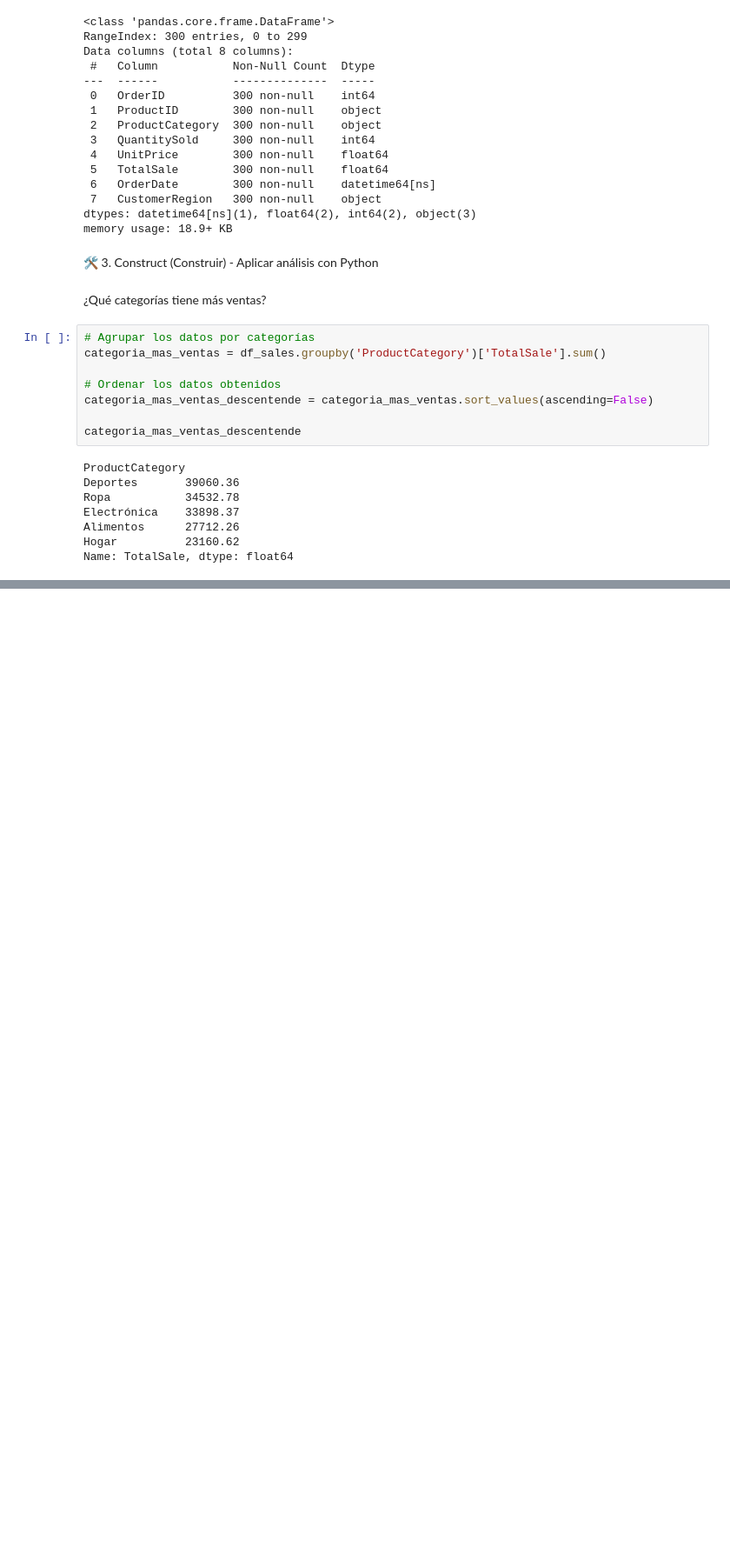
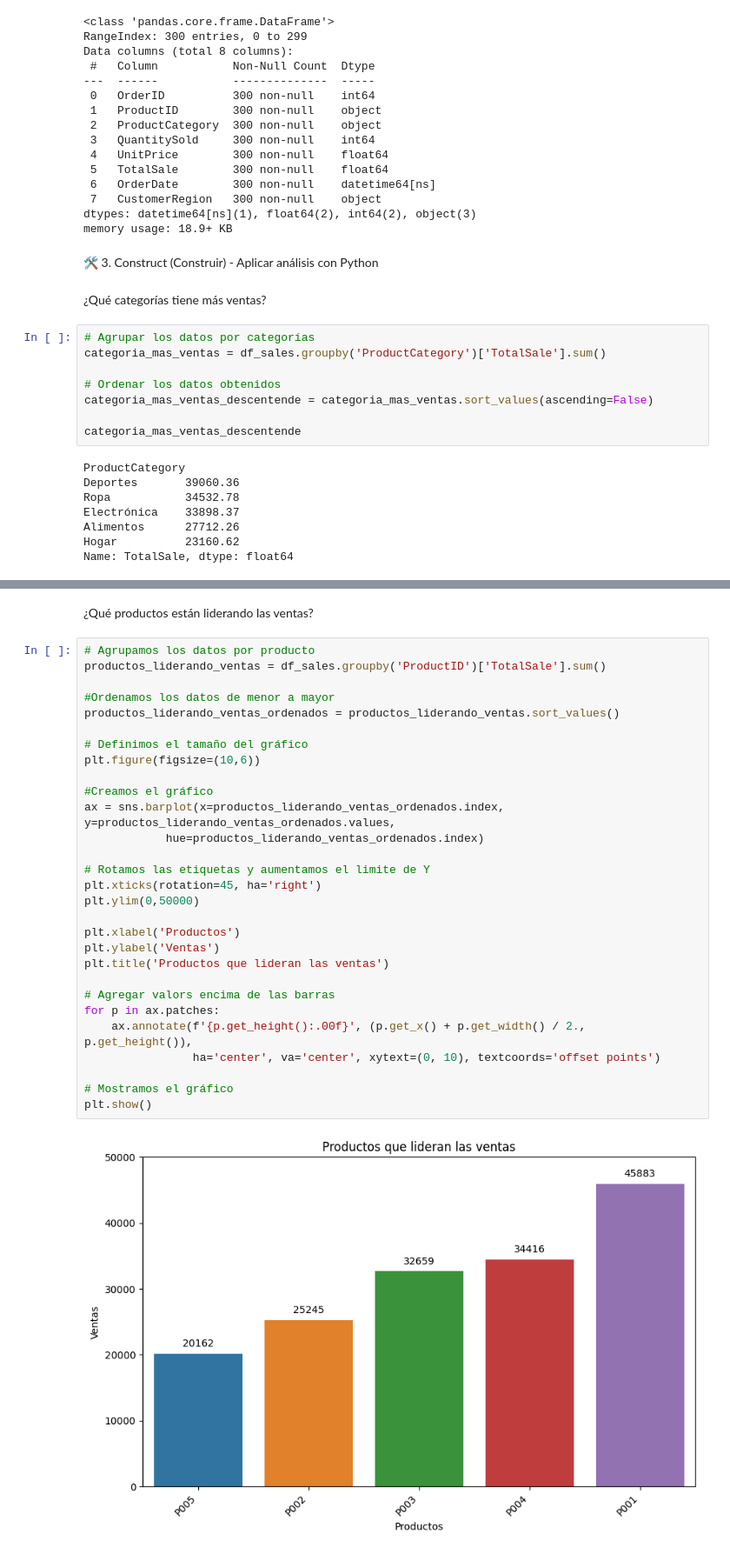
Before and after one commit to SaitoM17/proyecto_1_practica, a Jupyter notebook: analisis_ventas_linea.ipynb, the cells around one changed output, grey strips where cells are left out. Shown: that part at 87% size. Cells and saved outputs as stored; diff of their text form; blank space fills up the shorter version.

```diff
--- a/analisis_ventas_linea.ipynb
+++ b/analisis_ventas_linea.ipynb
@@ -114,0 +166,33 @@ Name: TotalSale, dtype: float64
+# %% [markdown]
+¿Qué productos están liderando las ventas?
+# %%
+# Agrupamos los datos por producto
+productos_liderando_ventas = df_sales.groupby('ProductID')['TotalSale'].sum()
+
+#Ordenamos los datos de menor a mayor
+productos_liderando_ventas_ordenados = productos_liderando_ventas.sort_values()
+
+# Definimos el tamaño del gráfico
+plt.figure(figsize=(10,6))
+
+#Creamos el gráfico
+ax = sns.barplot(x=productos_liderando_ventas_ordenados.index, y=productos_liderando_ventas_ordenados.values,
+            hue=productos_liderando_ventas_ordenados.index)
+
+# Rotamos las etiquetas y aumentamos el limite de Y
+plt.xticks(rotation=45, ha='right')
+plt.ylim(0,50000)
+
+plt.xlabel('Productos')
+plt.ylabel('Ventas')
+plt.title('Productos que lideran las ventas')
+
+# Agregar valors encima de las barras
+for p in ax.patches:
+    ax.annotate(f'{p.get_height():.00f}', (p.get_x() + p.get_width() / 2., p.get_height()),
+                ha='center', va='center', xytext=(0, 10), textcoords='offset points')
+
+# Mostramos el gráfico
+plt.show()
+# %% [output]
+[figure, added]
```
Also changed, not shown: parts of 5 cells of this notebook.
